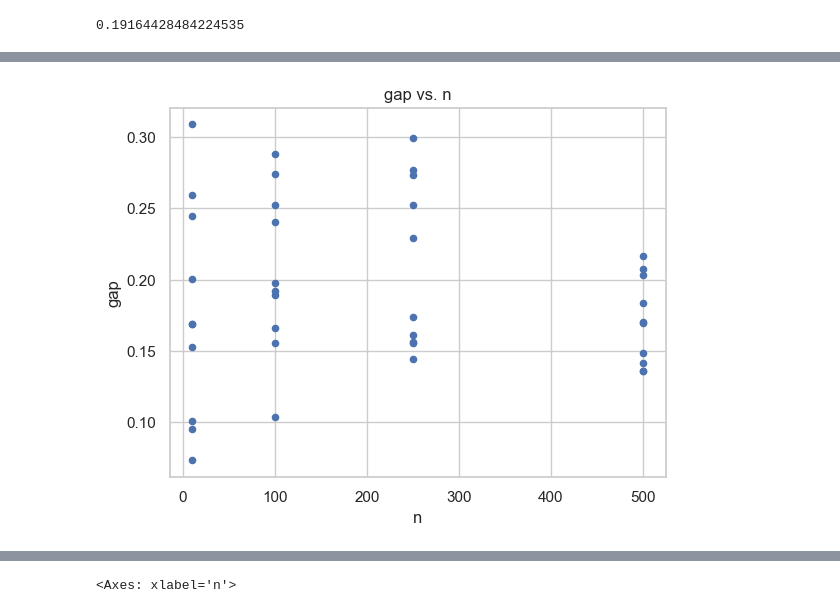
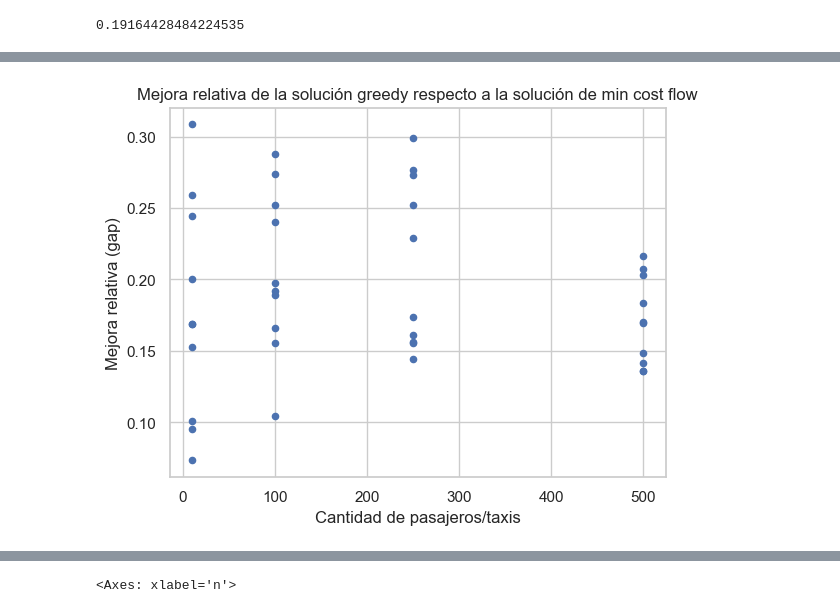
Before and after one commit to Luquish/TP1_TDV, a Jupyter notebook: src/scripts/experimentacion.ipynb, the cells around one changed output, grey strips where cells are left out. Cells and saved outputs as stored; diff of their text form; code cells hidden in the pictures.

```diff
--- a/src/scripts/experimentacion.ipynb
+++ b/src/scripts/experimentacion.ipynb
@@ -150,6 +151,14 @@ plt.show()
-# %%
-solutions.plot.scatter(x="n", y="gap", title="gap vs. n")
-
-plt.savefig("../output/figures/greedy_vs_batching_scatter.png")
-# %% [output]
-[figure, removed]
+# %%
+fig, ax = plt.subplots()
+
+_ = solutions.plot.scatter(x="n", y="gap",
+    title="Mejora relativa de la solución greedy respecto a la solución de min cost flow",
+    ax=ax
+)
+
+ax.set_xlabel("Cantidad de pasajeros/taxis")
+ax.set_ylabel("Mejora relativa (gap)")
+
+plt.savefig("../output/figures/greedy_vs_batching_scatter.png")
+# %% [output]
+[figure, added]
```
Also changed, not shown: parts of 7 cells of this notebook, 15 other files.
